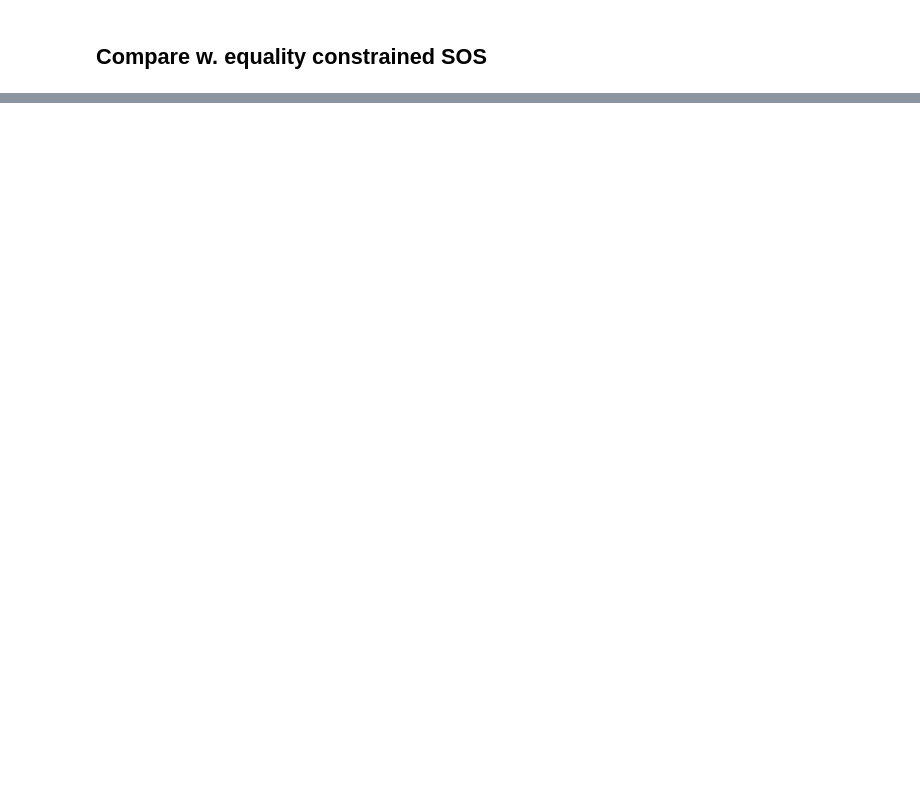
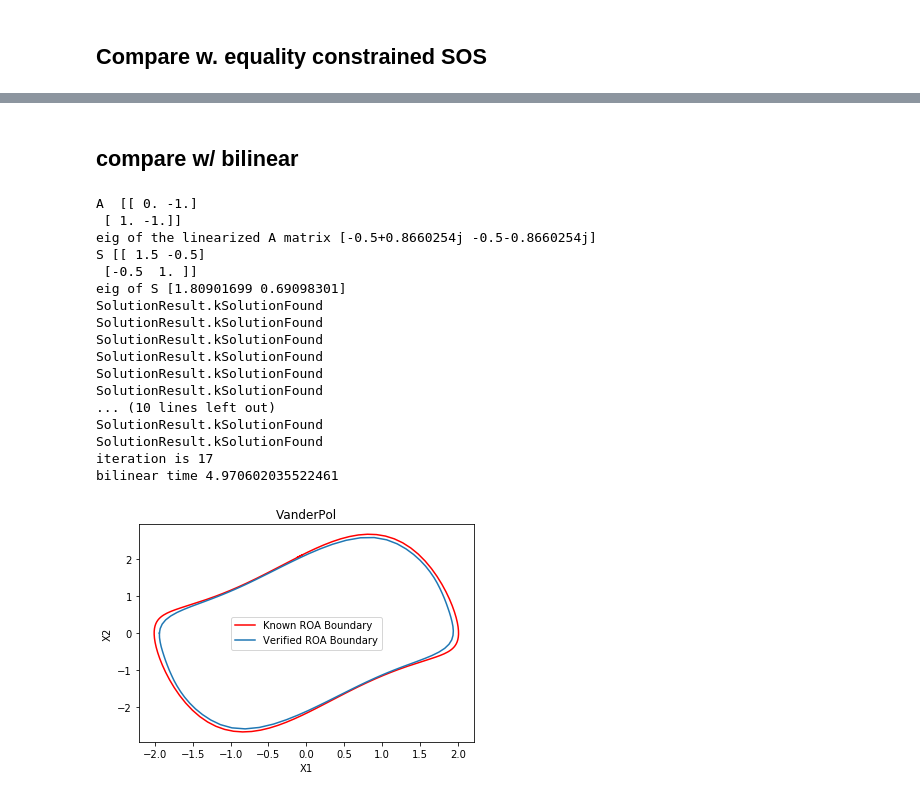
Before and after one commit to shensquared/veril, a Jupyter notebook: Notebooks/sampling-aided demo.ipynb, the cells around one changed output, grey strips where cells are left out. Cells and saved outputs as stored; diff of their text form; code cells hidden in the pictures; blank space fills up the shorter version.

Commit message:
add bilinear to demo

```diff
--- a/Notebooks/sampling-aided demo.ipynb
+++ b/Notebooks/sampling-aided demo.ipynb
@@ -112,0 +113,23 @@ File closed: Tue Dec 17 17:45:50 2019
+# %% [markdown]
+## compare w/ bilinear
+# %%
+bilinear_V = run.verify_via_bilinear(sys_name)
+# %% [output]
+A  [[ 0. -1.]
+ [ 1. -1.]]
+eig of the linearized A matrix [-0.5+0.8660254j -0.5-0.8660254j]
+S [[ 1.5 -0.5]
+ [-0.5  1. ]]
+eig of S [1.80901699 0.69098301]
+SolutionResult.kSolutionFound
+SolutionResult.kSolutionFound
+SolutionResult.kSolutionFound
+SolutionResult.kSolutionFound
+SolutionResult.kSolutionFound
+SolutionResult.kSolutionFound
+... (10 lines left out)
+SolutionResult.kSolutionFound
+SolutionResult.kSolutionFound
+iteration is 17
+bilinear time 4.970602035522461
+[figure, added]
```
Also changed, not shown: parts of 8 cells of this notebook, 2 other files.
